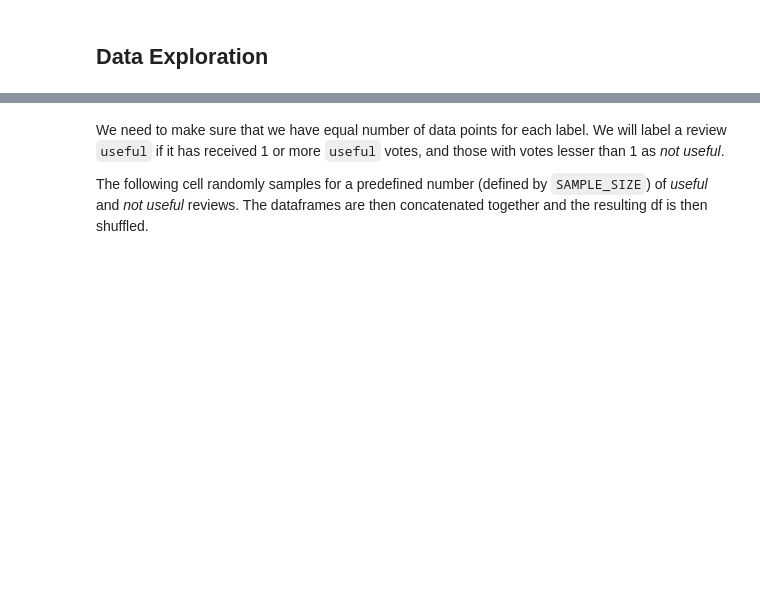
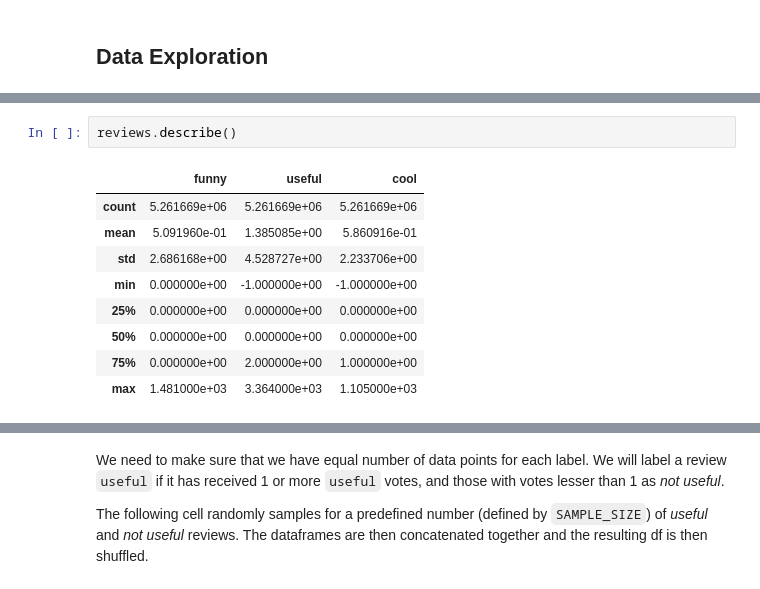
Before and after one commit to shrutirao94/final-project-integ, a Jupyter notebook: analysis.ipynb, the cells around one changed output, grey strips where cells are left out. Cells and saved outputs as stored; diff of their text form; blank space fills up the shorter version.

```diff
--- a/analysis.ipynb
+++ b/analysis.ipynb
@@ -57,0 +68,12 @@ reviews = pd.read_csv('dataset/review.csv', usecols=['text', 'useful', 'cool'])
+# %%
+reviews.describe()
+# %% [output]
+|  | funny | useful | cool |
+| count | 5.261669e+06 | 5.261669e+06 | 5.261669e+06 |
+| mean | 5.091960e-01 | 1.385085e+00 | 5.860916e-01 |
+| std | 2.686168e+00 | 4.528727e+00 | 2.233706e+00 |
+| min | 0.000000e+00 | -1.000000e+00 | -1.000000e+00 |
+| 25% | 0.000000e+00 | 0.000000e+00 | 0.000000e+00 |
+| 50% | 0.000000e+00 | 0.000000e+00 | 0.000000e+00 |
+| 75% | 0.000000e+00 | 2.000000e+00 | 1.000000e+00 |
+| max | 1.481000e+03 | 3.364000e+03 | 1.105000e+03 |
```
Also changed, not shown: parts of 24 cells of this notebook, 1 other file.
